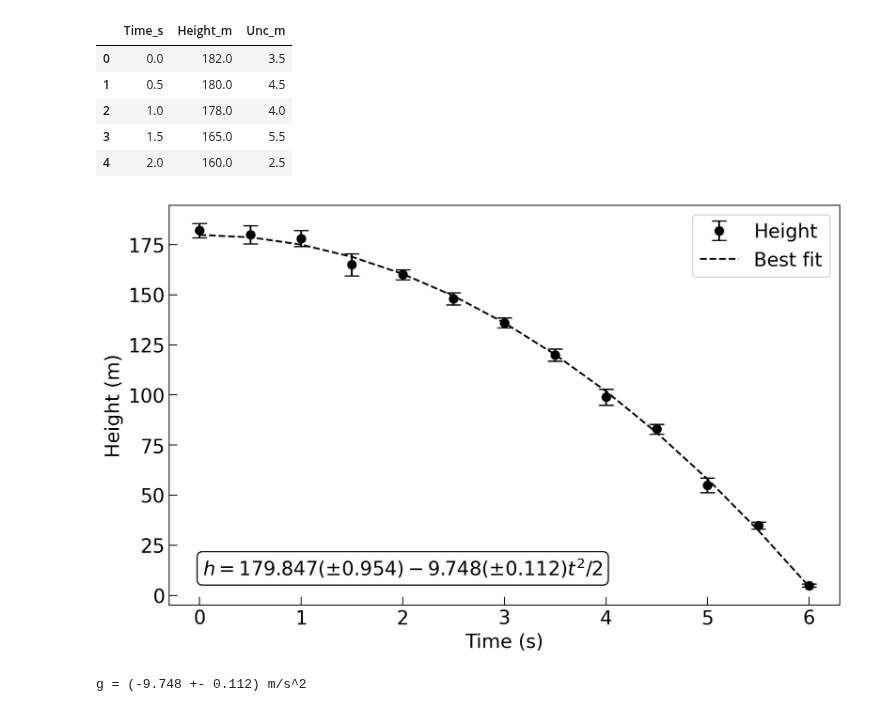
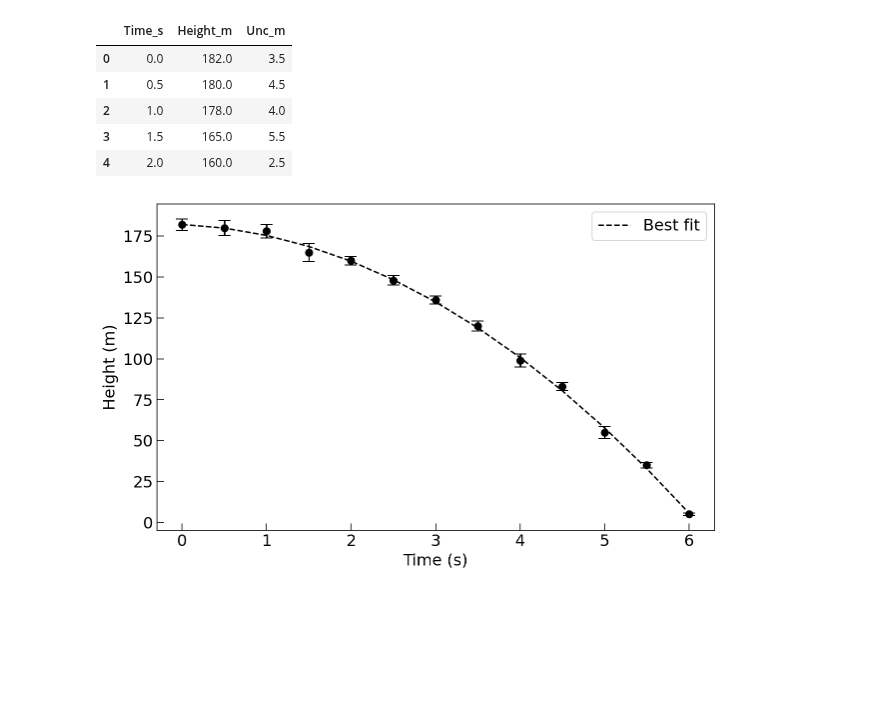
Before and after one commit to amavicpos/other-files, a Jupyter notebook: Scientific computing with Python/C4_notebook.ipynb, the cells around one changed output. Saved outputs shown, nothing was run; the diff lists cells and outputs as text; code cells hidden in the pictures; blank space fills up the shorter version.

```diff
--- a/Scientific computing with Python/C4_notebook.ipynb
+++ b/Scientific computing with Python/C4_notebook.ipynb
@@ -7,7 +7,6 @@ import pandas as pd
 from scipy.optimize import curve_fit
 import matplotlib.lines as mlines
 
-plt.style.use('default')
 plt.rcParams.update({'font.size':16})
 # %% [markdown]
 Don't open csv files in excel!!! If not numbers are going to get rounded up
@@ -210,47 +192,44 @@ data_2.head()
 | 3 | 1.5 | 165.0 | 5.5 |
 | 4 | 2.0 | 160.0 | 2.5 |
 # %%
-plt.style.use('default')
-plt.rcParams.update({'font.size':16})
 fig = plt.figure(figsize=(10,6))
 ax = fig.add_subplot(1,1,1)
 ax.errorbar(data_2['Time_s'], data_2[' Height_m'],
             yerr = data_2[' Unc_m'],
             marker='o',
             markersize = 7,
             markerfacecolor = 'black',
             color='black',
             linestyle='none',
-            capsize=6,
-            label='Height')
+            capsize=6)
 
 ax.set_xlabel('Time (s)')
 ax.set_ylabel('Height (m)')
 
-ax.tick_params(direction='in', length=7)
+ax.tick_params(direction='in',
+                length=7,
+               )
 
-def curve(x, g, intercept):
-    return 0.5*g*np.array(x)**2 + intercept
+def curve(x, coef_1, coef_2, intercept):
+    return coef_1*x + coef_2*np.array(x)**2 + intercept
 
 popt_2, pcov_2 = curve_fit(curve, data_2['Time_s'], data_2[' Height_m'])
-g = popt_2[0]
-intercept = popt_2[1]
-err_g = np.sqrt(float(pcov_2[0][0]))
-err_intercept = np.sqrt(float(pcov_2[1][1]))
+coef_1 = popt_2[0]
+coef_2 = popt_2[1]
+intercept = popt_2[2]
+err_coef_1 = np.sqrt(float(pcov_2[0][0]))
+err_coef_2 = np.sqrt(float(pcov_2[1][1]))
+err_intercept = np.sqrt(float(pcov_2[2][2]))
 
-ax.plot(data_2['Time_s'], 0.5*g*np.array(data_2['Time_s'])**2 + intercept,
+ax.plot(data_2['Time_s'], coef_1*data_2['Time_s'] + coef_2*np.array(data_2['Time_s'])**2 + intercept,
          linestyle='--',
          color='black',
          label='Best fit')
 
 handles, labels = ax.get_legend_handles_labels()
 ax.legend(handles[::-1],labels[::-1],loc=0, numpoints=1)
-annotation ='$h = {0:.3f} ( \pm {1:.3f}) {2:.3f} ( \pm {3:.3f})t^2/2$'.format(intercept, err_intercept, g, err_g)
-ax.annotate(annotation, xy=(2, 10), xycoords='data', ha='center', bbox=dict(boxstyle="round", fc="w"))
-
-plt.savefig('data/g_plot.pdf')
+annotation ='$h = {0:+.3f} ( \pm {1:.3f}) {2:.3f} ( \pm {3:.3f})t {4:.3f} ( \pm {5:.3f})t$'.format(intercept, err_intercept, coef_1, err_coef_1, coef_2, err_coef_2)
+ax.annotate(annotation, xy=(8, 0), xycoords='data', ha='center', bbox=dict(boxstyle="round", fc="w"))
 plt.show()
-print('g = ({0:.3f} +- {1:.3f}) m/s^2'.format(g, err_g))
 # %% [output]
-[figure, old version]
+[figure, new version]
-g = (-9.748 +- 0.112) m/s^2
```
Also changed, not shown: parts of 7 cells of this notebook.
